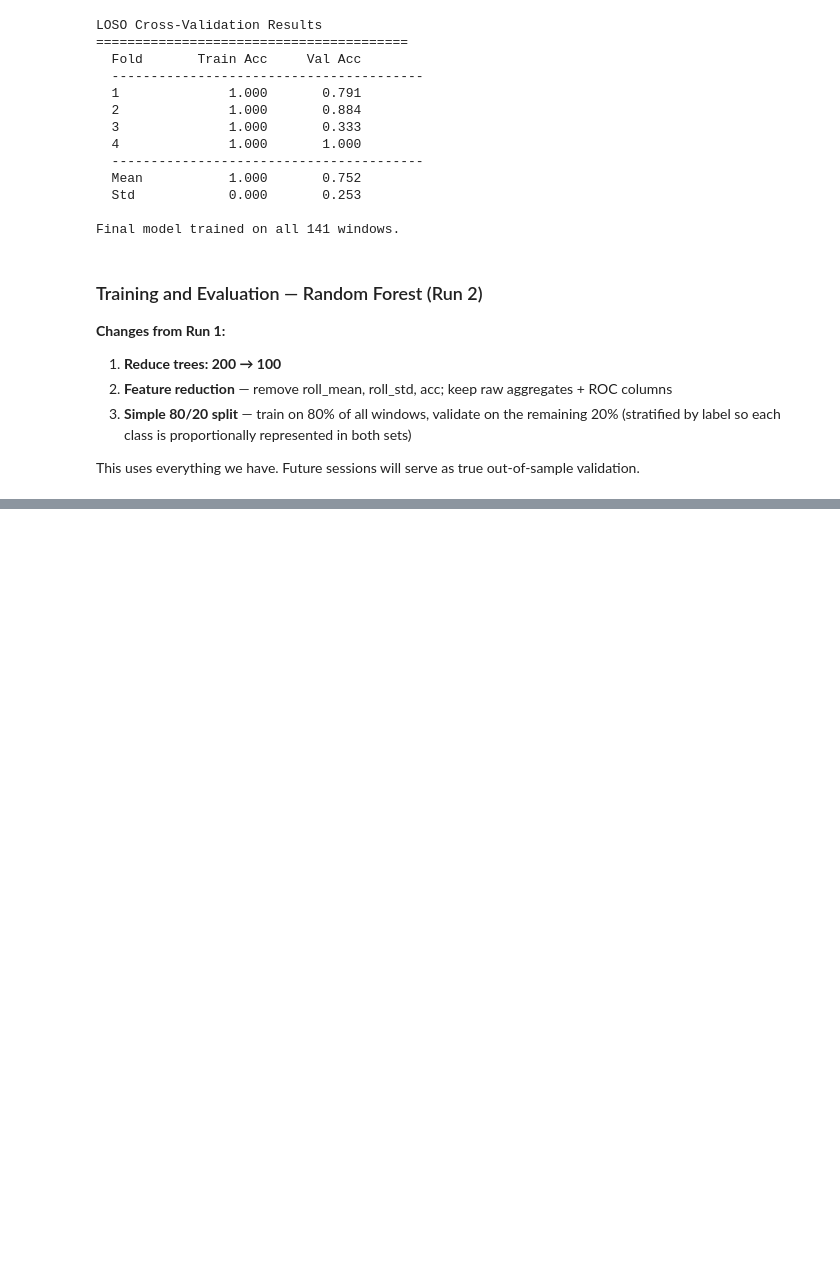
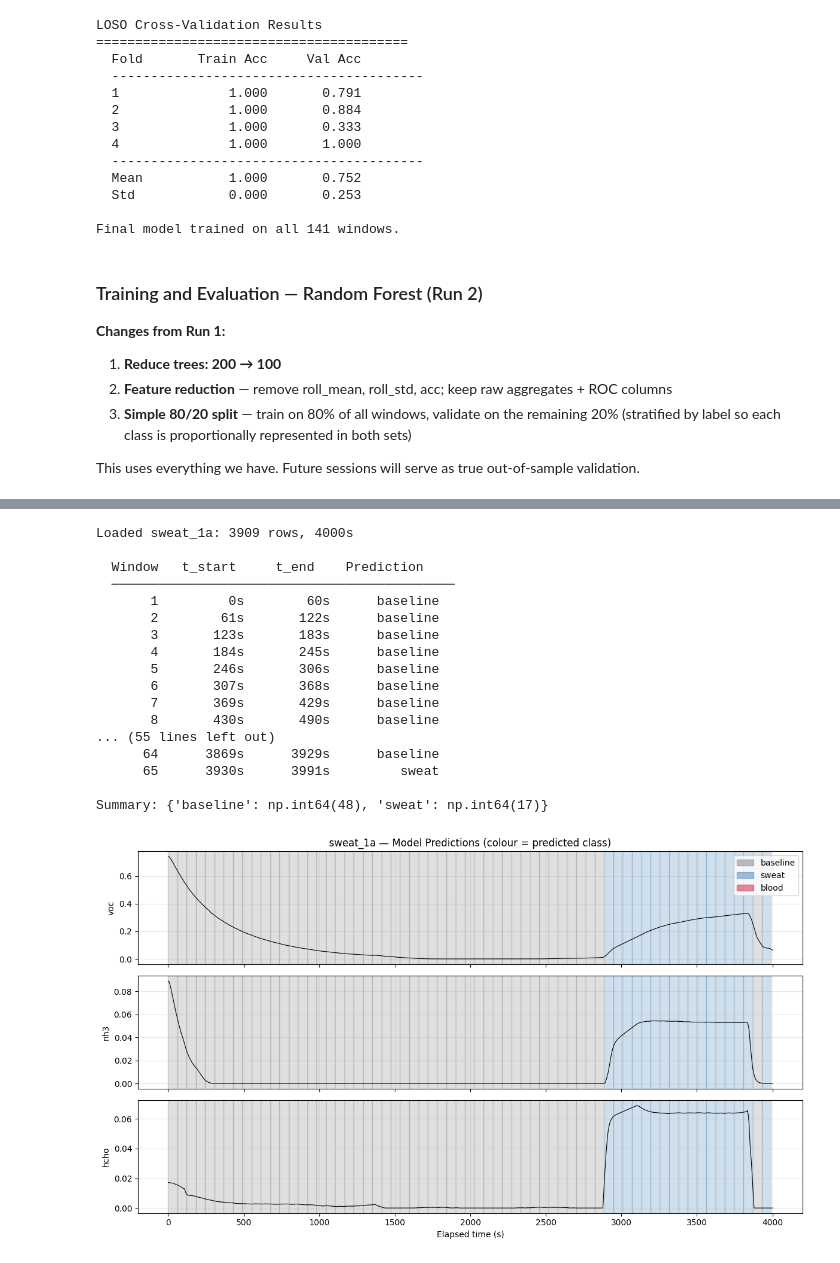
Before and after one commit to brenthoang12/gas-injury-detection, a Jupyter notebook: experiment-data-clean/combined.ipynb, the cells around one changed output, grey strips where cells are left out. Drawn from its saved outputs; the diff is of its cells as text; code cells hidden in the pictures; blank space fills up the shorter version.

Commit message:
report finished with model run 2

```diff
--- a/experiment-data-clean/combined.ipynb
+++ b/experiment-data-clean/combined.ipynb
@@ -578,0 +584,80 @@ Test:  29 windows
+# %%
+# ── Helper: load a session, extract windows, classify, plot ───────────────────
+def classify_session(pkl_name, title):
+    mems = pd.read_pickle(os.path.join(PROCESSED, f"mems_{pkl_name}.pkl"))
+    spec = pd.read_pickle(os.path.join(PROCESSED, f"spec_{pkl_name}.pkl"))
+    df   = pd.merge(mems, spec, on="elapsed_s", how="inner")
+    print(f"Loaded {pkl_name}: {len(df)} rows, {df['elapsed_s'].max():.0f}s")
+
+    # Helper columns
+    for col in CHANNELS:
+        df[f"{col}_roc"] = df[col].diff()
+        df[f"{col}_acc"] = df[f"{col}_roc"].diff()
+        for w in ROLL_WINDOWS:
+            df[f"{col}_roll_mean_{w}"] = df[col].rolling(window=w, min_periods=1).mean()
+            df[f"{col}_roll_std_{w}"]  = df[col].rolling(window=w, min_periods=1).std().fillna(0)
+            df[f"{col}_roll_roc_{w}"]  = df[f"{col}_roc"].abs().rolling(window=w, min_periods=1).mean()
+
+    # Window extraction
+    test_windows = []
+    for i in range(len(df) // WINDOW_SIZE):
+        window = df.iloc[i * WINDOW_SIZE : (i + 1) * WINDOW_SIZE]
+        feats  = extract_window_features(window, FEATURE_COLS)
+        feats["t_start"] = window["elapsed_s"].iloc[0]
+        feats["t_end"]   = window["elapsed_s"].iloc[-1]
+        test_windows.append(feats)
+
+    test_df_w = pd.DataFrame(test_windows)
+    preds     = model_r2.predict(test_df_w[feature_cols_r2])
+
+    CLASS_NAMES = {0: "baseline", 1: "sweat", 2: "blood"}
+    COLORS      = {0: "grey", 1: "steelblue", 2: "crimson"}
+
+    # Print
+    print(f"\n{'Window':>8}  {'t_start':>8}  {'t_end':>8}  {'Prediction':>12}")
+    print(f"  {'─'*44}")
+    for i, (pred, row) in enumerate(zip(preds, test_df_w.itertuples())):
+        print(f"  {i+1:>6}  {row.t_start:>8.0f}s  {row.t_end:>8.0f}s  {CLASS_NAMES[pred]:>12}")
+
+    counts = pd.Series(preds).map(CLASS_NAMES).value_counts()
+    print(f"\nSummary: {dict(counts)}")
+
+    # Plot
+    import matplotlib.patches as mpatches
+    fig, axes = plt.subplots(3, 1, figsize=(12, 7), sharex=True)
+    for ax, col in zip(axes, ["voc", "nh3", "hcho"]):
+        ax.plot(df["elapsed_s"], df[col], color="black", linewidth=0.8)
+        for pred, row in zip(preds, test_df_w.itertuples()):
+            ax.axvspan(row.t_start, row.t_end, alpha=0.25, color=COLORS[pred])
+        ax.set_ylabel(col)
+        ax.grid(True, alpha=0.3)
+
+    legend_patches = [mpatches.Patch(color=COLORS[k], alpha=0.5, label=CLASS_NAMES[k])
+                      for k in sorted(COLORS)]
+    axes[0].legend(handles=legend_patches, loc="upper right")
+    axes[0].set_title(f"{title} — Model Predictions (colour = predicted class)")
+    axes[-1].set_xlabel("Elapsed time (s)")
+    plt.tight_layout()
+    plt.show()
+
+import os
+classify_session("sweat_1a", "sweat_1a")
+# %% [output]
+Loaded sweat_1a: 3909 rows, 4000s
+
+  Window   t_start     t_end    Prediction
+  ────────────────────────────────────────────
+       1         0s        60s      baseline
+       2        61s       122s      baseline
+       3       123s       183s      baseline
+       4       184s       245s      baseline
+       5       246s       306s      baseline
+       6       307s       368s      baseline
+       7       369s       429s      baseline
+       8       430s       490s      baseline
+... (55 lines left out)
+      64      3869s      3929s      baseline
+      65      3930s      3991s         sweat
+
+Summary: {'baseline': np.int64(48), 'sweat': np.int64(17)}
+[figure, added]
```
Also changed, not shown: parts of 6 cells of this notebook, 5 other files.
